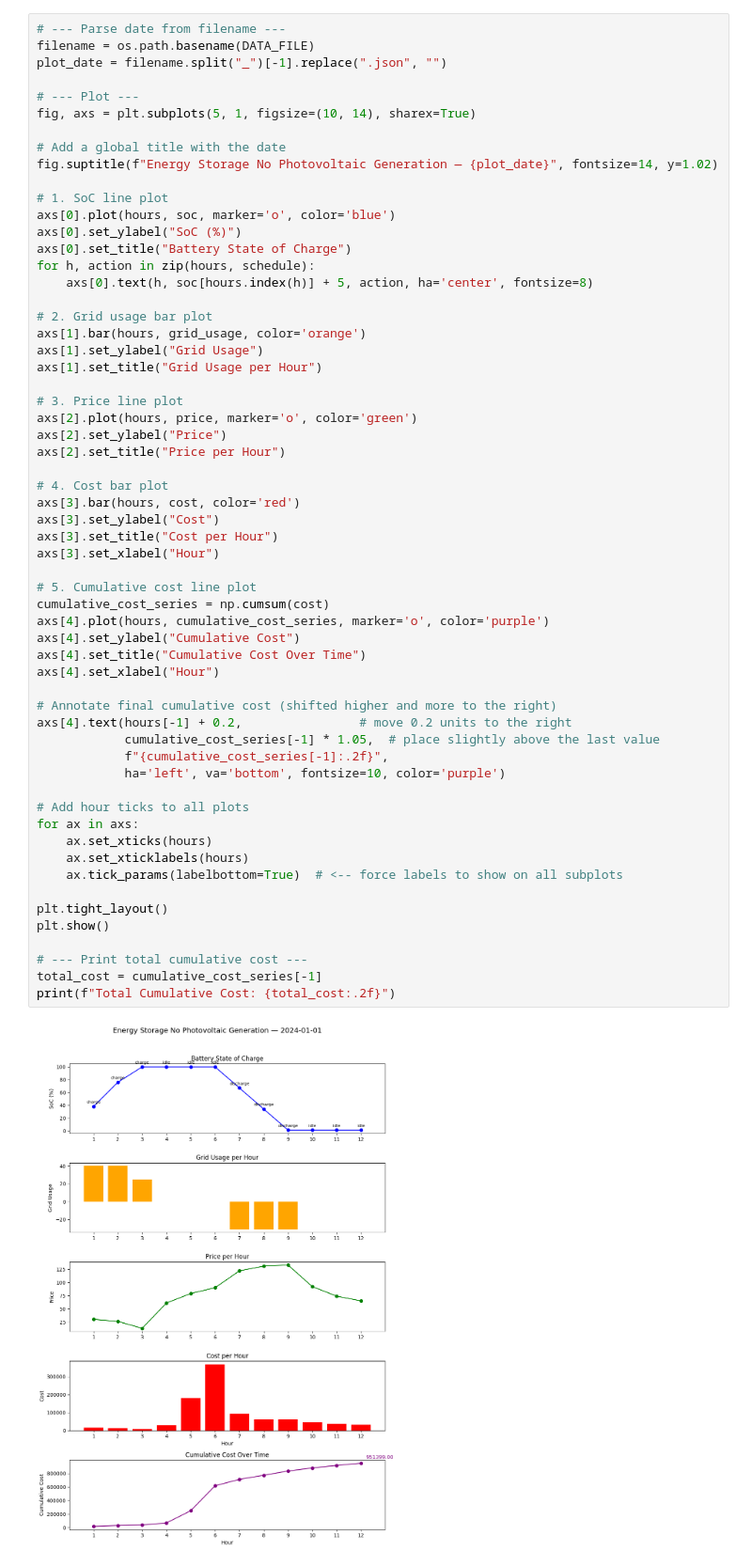
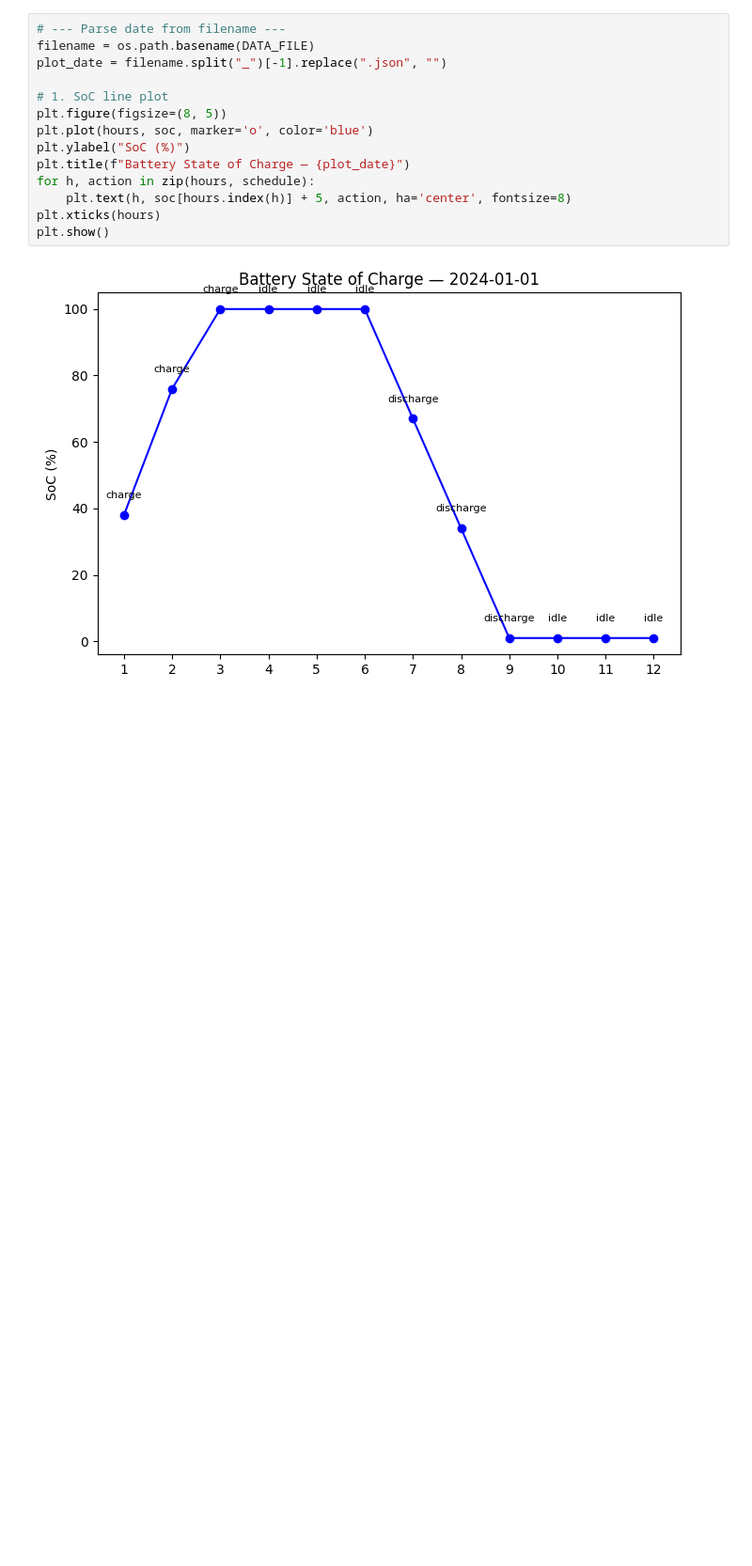
Before and after one commit to ErwinTerpstra/EnergyStorageOptimisationASP, a Jupyter notebook: Source/solve_schedule.ipynb, the cells around one changed output. Shown at 94% size. Drawn from its saved outputs; the diff is of its cells as text; blank space fills up the shorter version.

```diff
--- a/Source/solve_schedule.ipynb
+++ b/Source/solve_schedule.ipynb
@@ -184,61 +184,16 @@ Total time: 4.04s
 # %%
 # --- Parse date from filename ---
 filename = os.path.basename(DATA_FILE)
 plot_date = filename.split("_")[-1].replace(".json", "")
 
-# --- Plot ---
-fig, axs = plt.subplots(5, 1, figsize=(10, 14), sharex=True)
-
-# Add a global title with the date
-fig.suptitle(f"Energy Storage No Photovoltaic Generation — {plot_date}", fontsize=14, y=1.02)
-
 # 1. SoC line plot
-axs[0].plot(hours, soc, marker='o', color='blue')
-axs[0].set_ylabel("SoC (%)")
-axs[0].set_title("Battery State of Charge")
+plt.figure(figsize=(8, 5))
+plt.plot(hours, soc, marker='o', color='blue')
+plt.ylabel("SoC (%)")
+plt.title(f"Battery State of Charge — {plot_date}")
 for h, action in zip(hours, schedule):
-    axs[0].text(h, soc[hours.index(h)] + 5, action, ha='center', fontsize=8)
-
-# 2. Grid usage bar plot
-axs[1].bar(hours, grid_usage, color='orange')
-axs[1].set_ylabel("Grid Usage")
-axs[1].set_title("Grid Usage per Hour")
-
-# 3. Price line plot
-axs[2].plot(hours, price, marker='o', color='green')
-axs[2].set_ylabel("Price")
-axs[2].set_title("Price per Hour")
-
-# 4. Cost bar plot
-axs[3].bar(hours, cost, color='red')
-axs[3].set_ylabel("Cost")
-axs[3].set_title("Cost per Hour")
-axs[3].set_xlabel("Hour")
-
-# 5. Cumulative cost line plot
-cumulative_cost_series = np.cumsum(cost)
-axs[4].plot(hours, cumulative_cost_series, marker='o', color='purple')
-axs[4].set_ylabel("Cumulative Cost")
-axs[4].set_title("Cumulative Cost Over Time")
-axs[4].set_xlabel("Hour")
-
-# Annotate final cumulative cost (shifted higher and more to the right)
-axs[4].text(hours[-1] + 0.2,                # move 0.2 units to the right
-            cumulative_cost_series[-1] * 1.05,  # place slightly above the last value
-            f"{cumulative_cost_series[-1]:.2f}",
-            ha='left', va='bottom', fontsize=10, color='purple')
-
-# Add hour ticks to all plots
-for ax in axs:
-    ax.set_xticks(hours)
-    ax.set_xticklabels(hours)
-    ax.tick_params(labelbottom=True)  # <-- force labels to show on all subplots
-
-plt.tight_layout()
+    plt.text(h, soc[hours.index(h)] + 5, action, ha='center', fontsize=8)
+plt.xticks(hours)
 plt.show()
-
-# --- Print total cumulative cost ---
-total_cost = cumulative_cost_series[-1]
-print(f"Total Cumulative Cost: {total_cost:.2f}")
 # %% [output]
-[figure, old version]
+[figure, new version]
```
Also changed, not shown: parts of 6 cells of this notebook.
